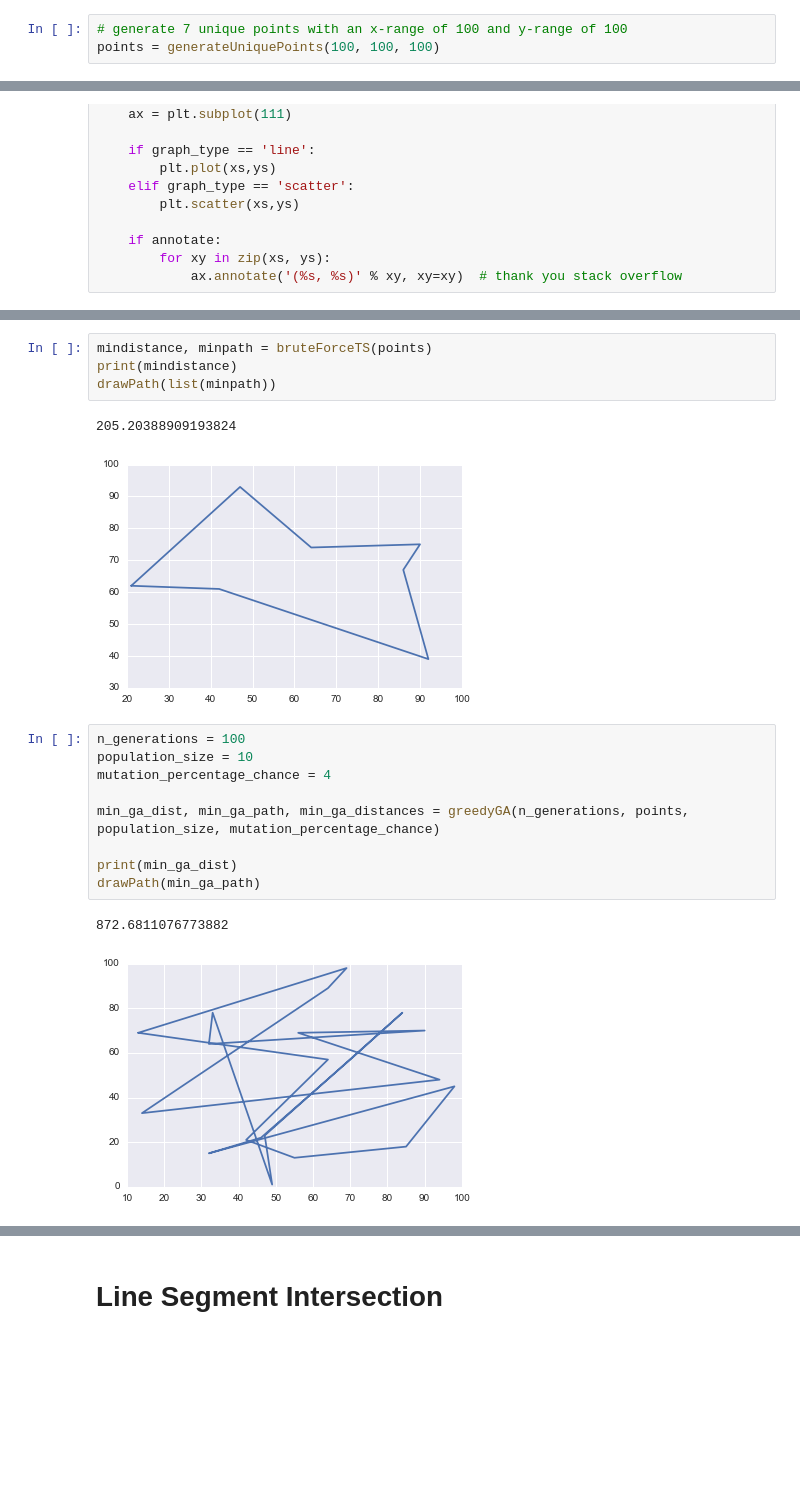
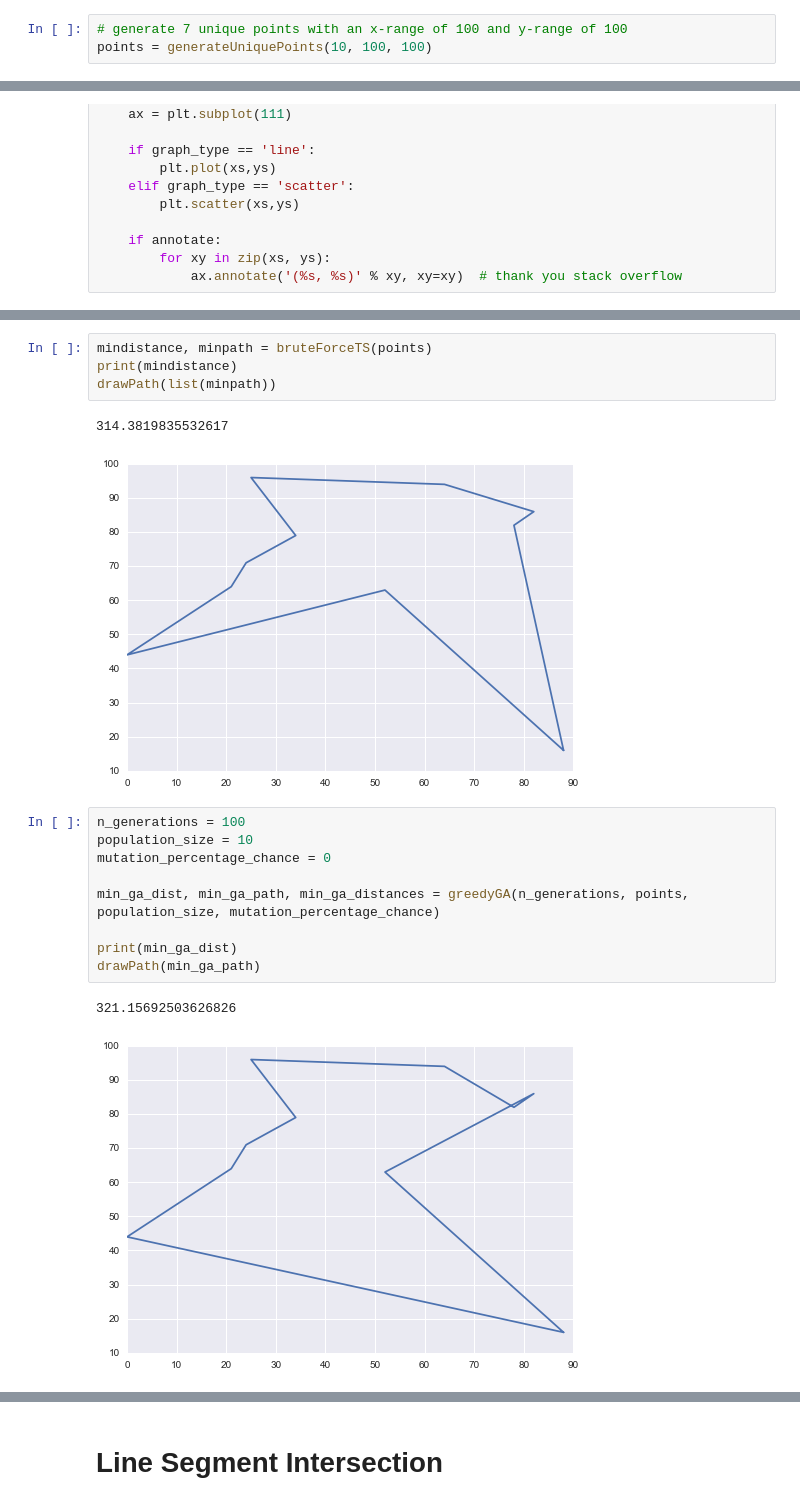
Before and after one commit to benkaufman1757/Random, a Jupyter notebook: Genetic Algorithm.ipynb, the cells around one changed output, grey strips where cells are left out. Cells and saved outputs as stored; diff of their text form; blank space fills up the shorter version.

```diff
--- a/Genetic Algorithm.ipynb
+++ b/Genetic Algorithm.ipynb
@@ -50,7 +51,7 @@ def generateUniquePoints(n, xrange, yrange):
         return list(points)
 # %%
 # generate 7 unique points with an x-range of 100 and y-range of 100
-points = generateUniquePoints(100, 100, 100)
+points = generateUniquePoints(10, 100, 100)
 # %% [markdown]
 # Brute Force
 # %%
@@ -374,20 +405,20 @@ mindistance, minpath = bruteForceTS(points)
 print(mindistance)
 drawPath(list(minpath))
 # %% [output]
-205.20388909193824
+314.3819835532617
-[figure, old version]
+[figure, new version]
 # %%
 n_generations = 100
 population_size = 10
-mutation_percentage_chance = 4
+mutation_percentage_chance = 0
 
 min_ga_dist, min_ga_path, min_ga_distances = greedyGA(n_generations, points, population_size, mutation_percentage_chance)
 
 print(min_ga_dist)
 drawPath(min_ga_path)
 # %% [output]
-872.6811076773882
+321.15692503626826
-[figure, old version]
+[figure, new version]
 # %%
 min_nn_distance, min_nn_path = nearestNeighbor(points)
 print(min_nn_distance)
```
Also changed, not shown: parts of 19 cells of this notebook, 5 other files.
